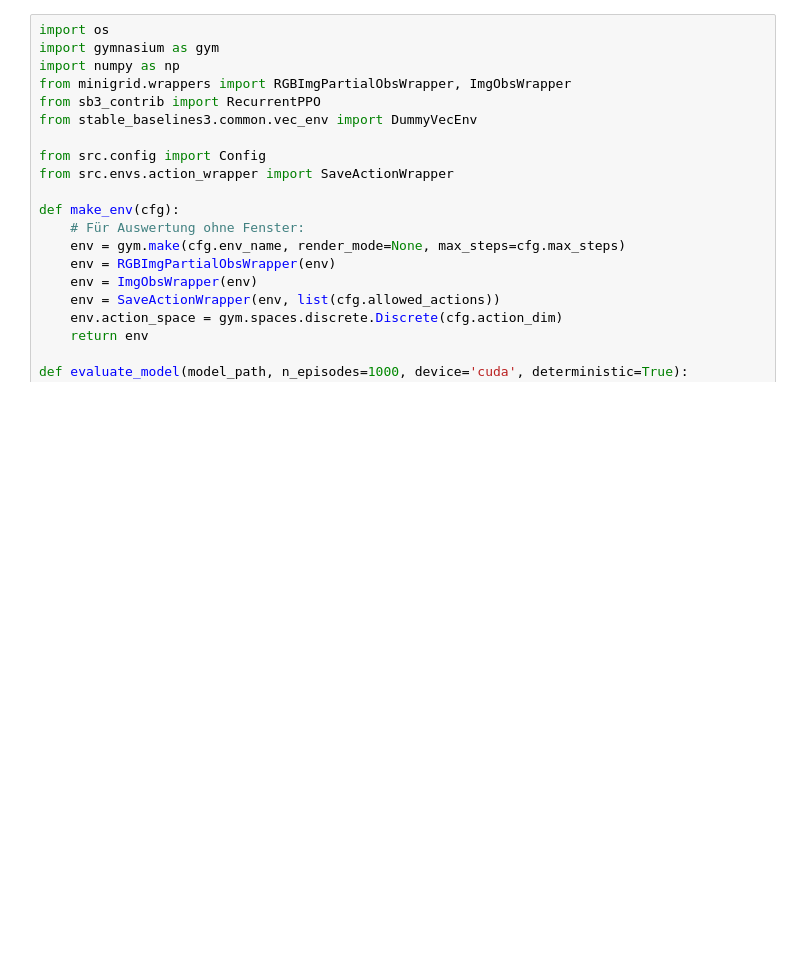
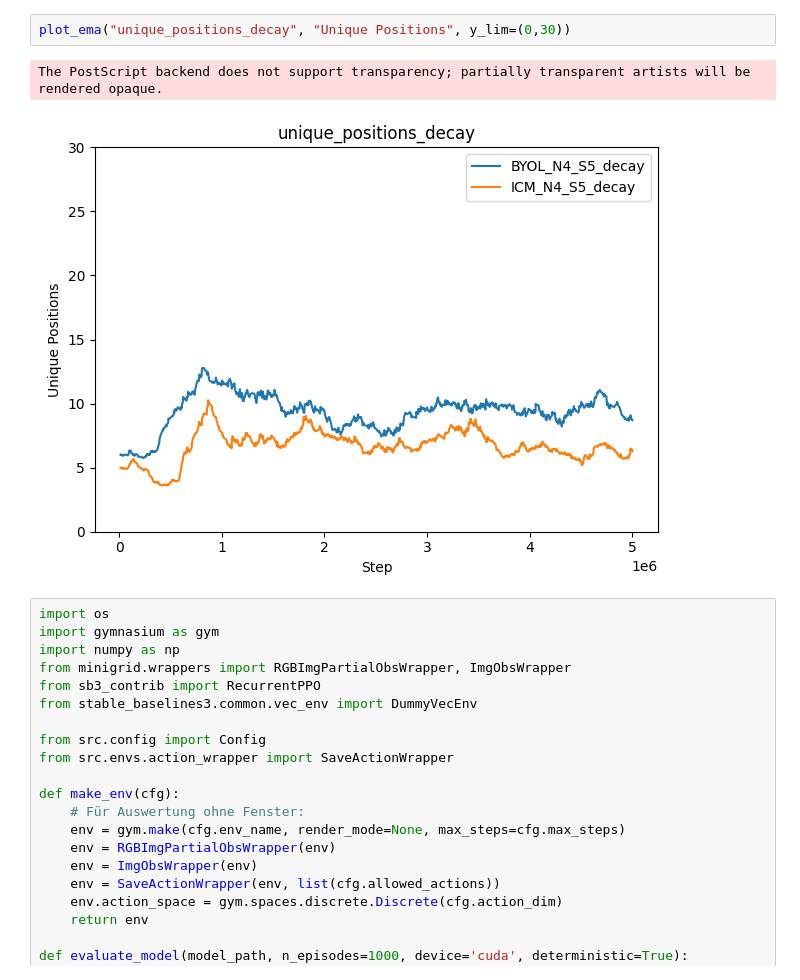
Before and after one commit to Raphael90K/RL, a Jupyter notebook: eval/eval.ipynb, the cells around one changed output. Saved outputs shown, nothing was run; the diff lists cells and outputs as text; blank space fills up the shorter version.

```diff
--- a/eval/eval.ipynb
+++ b/eval/eval.ipynb
@@ -44,3 +51,8 @@ The PostScript backend does not support transparency; partially transparent arti
+# %%
+plot_ema("unique_positions_decay", "Unique Positions", y_lim=(0,30))
+# %% [output]
+The PostScript backend does not support transparency; partially transparent artists will be rendered opaque.
+[figure, added]
 # %%
 import os
 import gymnasium as gym
```
Also changed, not shown: parts of 5 cells of this notebook, 8 other files.
